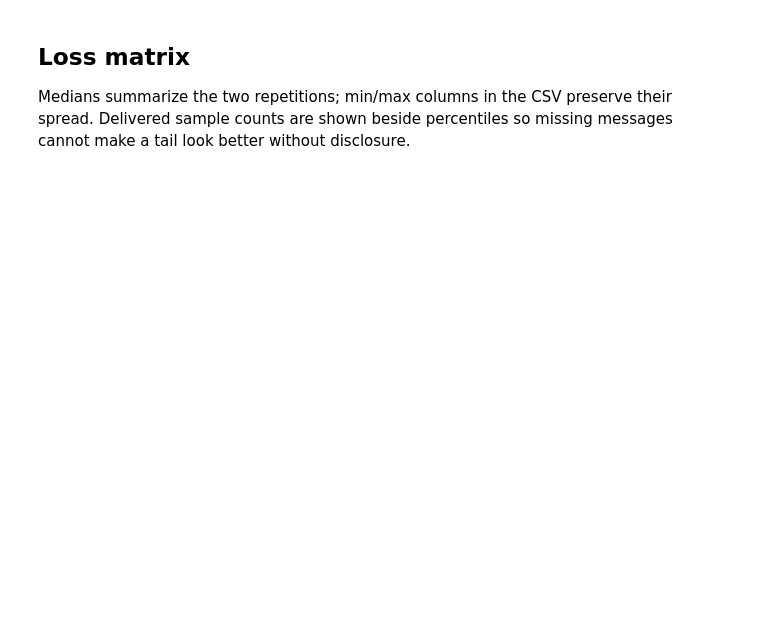
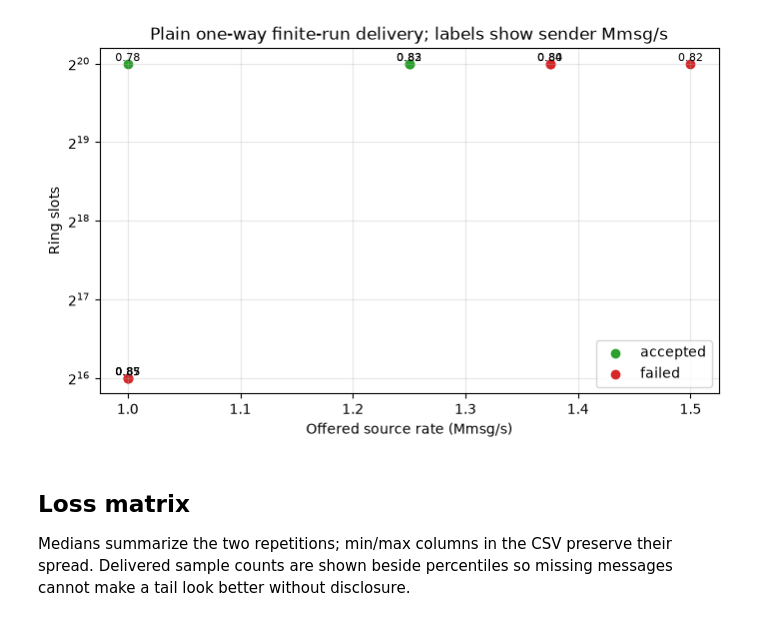
Before and after one commit to Midhilesh4890/low-latency-udp-fanout, a Jupyter notebook: analysis.ipynb, the cells around one changed output. Drawn from its saved outputs; the diff is of its cells as text; code cells hidden in the pictures; blank space fills up the shorter version.

Commit message:
Raise one-way throughput ceiling and update submission

```diff
--- a/analysis.ipynb
+++ b/analysis.ipynb
@@ -19,3 +19,5 @@ runs = pd.read_csv(report_dir / "loss_matrix_runs.csv")
 loss = pd.read_csv(report_dir / "loss_matrix_summary.csv")
 saturation = pd.read_csv(report_dir / "saturation_summary.csv")
 fanout = pd.read_csv(report_dir / "fanout_summary.csv")
+oneway = pd.read_csv(report_dir / "oneway_throughput_runs.csv")
+oneway_summary = pd.read_csv(report_dir / "oneway_throughput_summary.csv")
@@ -22,3 +38,22 @@ fanout = pd.read_csv(report_dir / "fanout_summary.csv")
+# %%
+fig, ax = plt.subplots(figsize=(8, 4.5))
+plot_runs = oneway[oneway["phase"].eq("fast_path")]
+accepted = plot_runs[plot_runs["accepted"]]
+failed = plot_runs[~plot_runs["accepted"]]
+ax.scatter(accepted["offered_rate"] / 1_000_000, accepted["ring_slots"], label="accepted", color="tab:green")
+ax.scatter(failed["offered_rate"] / 1_000_000, failed["ring_slots"], label="failed", color="tab:red")
+for _, row in plot_runs.dropna(subset=["sender_effective_rate"]).iterrows():
+    rate_m = row["sender_effective_rate"] / 1_000_000
+    ax.text(row["offered_rate"] / 1_000_000, row["ring_slots"], f"{rate_m:.2f}", fontsize=8, ha="center", va="bottom")
+ax.set_yscale("log", base=2)
+ax.set_xlabel("Offered source rate (Mmsg/s)")
+ax.set_ylabel("Ring slots")
+ax.set_title("Plain one-way finite-run delivery; labels show sender Mmsg/s")
+ax.grid(True, which="both", alpha=0.3)
+ax.legend()
+plt.show()
+# %% [output]
+[figure, added]
 # %% [markdown]
 ## Loss matrix
 
```
Also changed, not shown: parts of 5 cells of this notebook, 11 other files.
